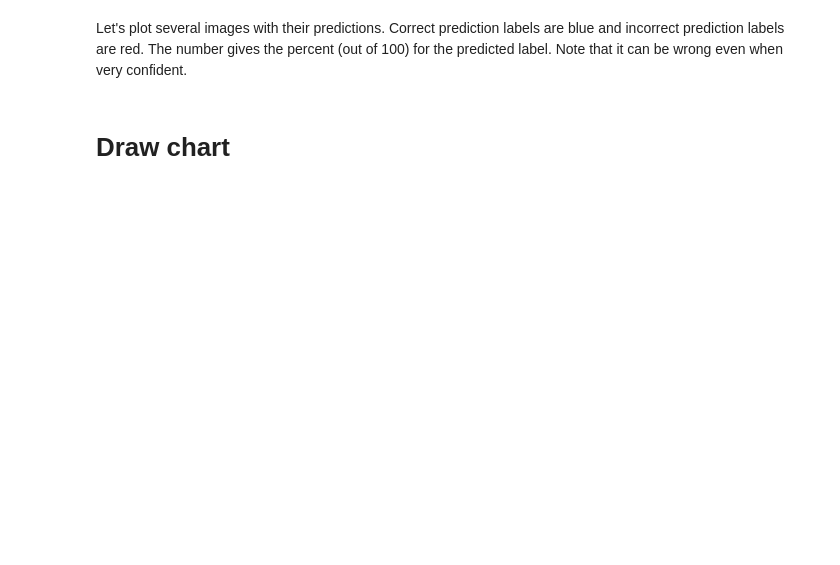
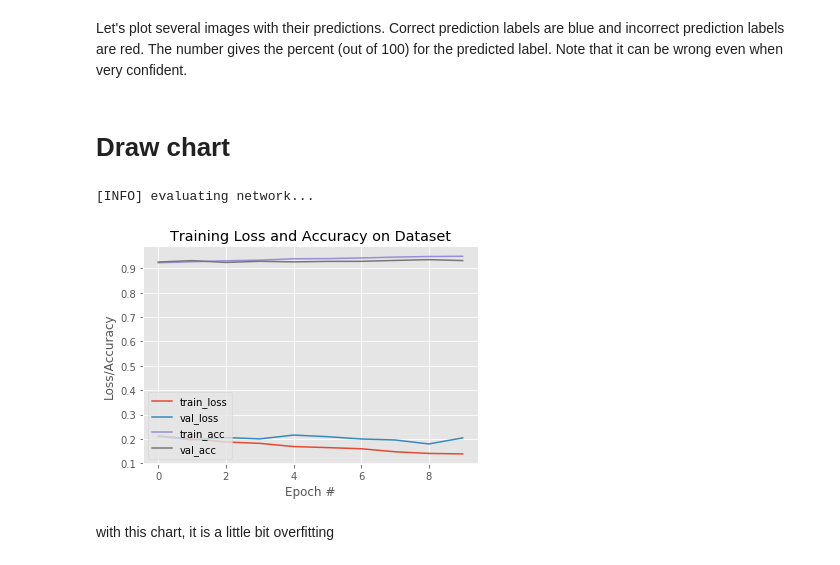
Before and after one commit to HuongNguyen2018/Machine-Learning, a Jupyter notebook: Fashion.ipynb, the cells around one changed output. Saved outputs shown, nothing was run; the diff lists cells and outputs as text; code cells hidden in the pictures; blank space fills up the shorter version.

```diff
--- a/Fashion.ipynb
+++ b/Fashion.ipynb
@@ -203,24 +208,25 @@ Let's plot several images with their predictions. Correct prediction labels are
 # %%
 import matplotlib.pyplot as plt
 
-# make predictions on the test set
-preds = model.predict(testX)
 
 # show a nicely formatted classification report
 print("[INFO] evaluating network...")
-#print(classification_report(test_labels.argmax(axis=1), predictions.argmax(axis=1),
-#	target_names=labelNames))
 
 # plot the training loss and accuracy
 N = 10
 plt.style.use("ggplot")
 plt.figure()
 plt.plot(np.arange(0, N), H.history["loss"], label="train_loss")
 plt.plot(np.arange(0, N), H.history["val_loss"], label="val_loss")
 plt.plot(np.arange(0, N), H.history["acc"], label="train_acc")
 plt.plot(np.arange(0, N), H.history["val_acc"], label="val_acc")
 plt.title("Training Loss and Accuracy on Dataset")
 plt.xlabel("Epoch #")
 plt.ylabel("Loss/Accuracy")
 plt.legend(loc="lower left")
 plt.savefig("plot.png")
+# %% [output]
+[INFO] evaluating network...
+[figure, added]
+# %% [markdown]
+with this chart, it is a little bit overfitting
```
Also changed, not shown: parts of 3 cells of this notebook.
